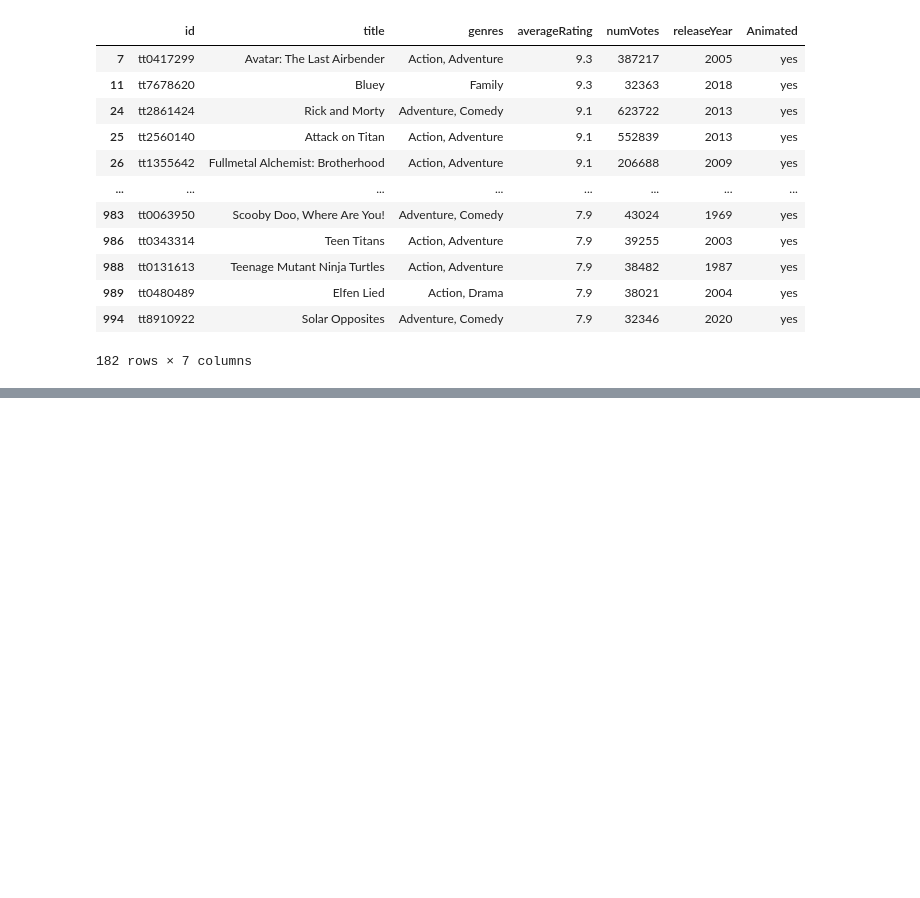
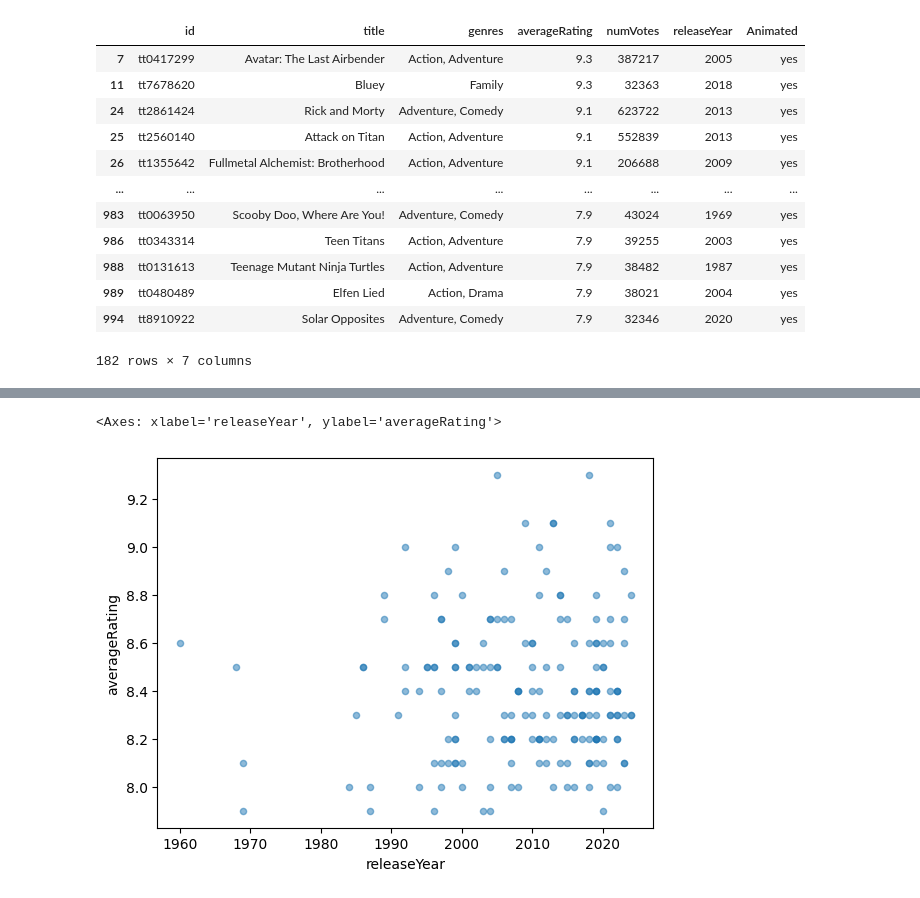
Before and after one commit to Milllll000/arte-anal-tica-final, a Jupyter notebook: Prueba.ipynb, the cells around one changed output, grey strips where cells are left out. Cells and saved outputs as stored; diff of their text form; code cells hidden in the pictures; blank space fills up the shorter version.

```diff
--- a/Prueba.ipynb
+++ b/Prueba.ipynb
@@ -129,0 +166,5 @@ df.to_csv("imdb_clean.csv", index=False)
+# %%
+animated_series.plot.scatter(x="releaseYear", y="averageRating", alpha=0.5)
+# %% [output]
+<Axes: xlabel='releaseYear', ylabel='averageRating'>
+[figure, added]
```
Also changed, not shown: parts of 7 cells of this notebook.
